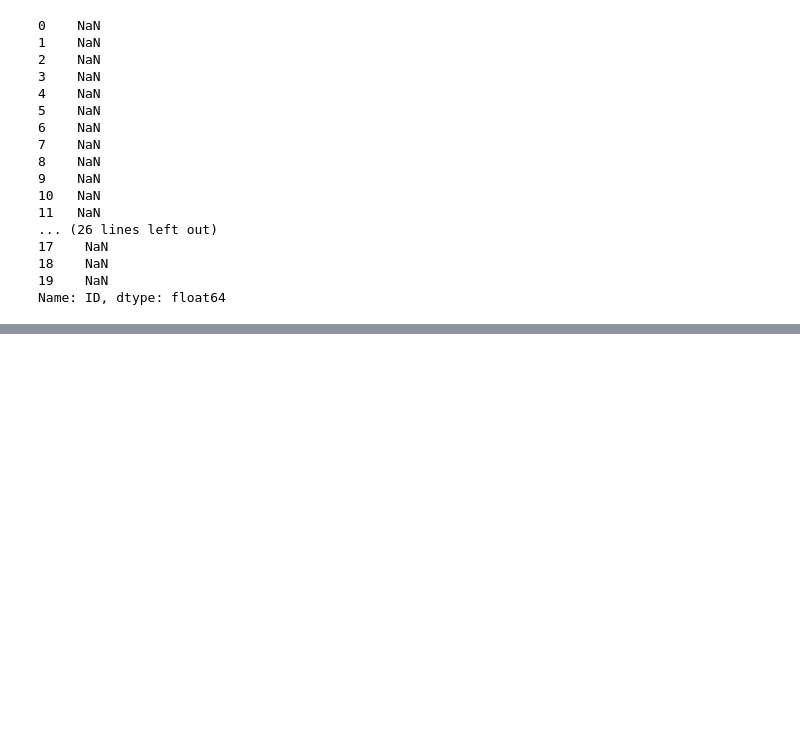
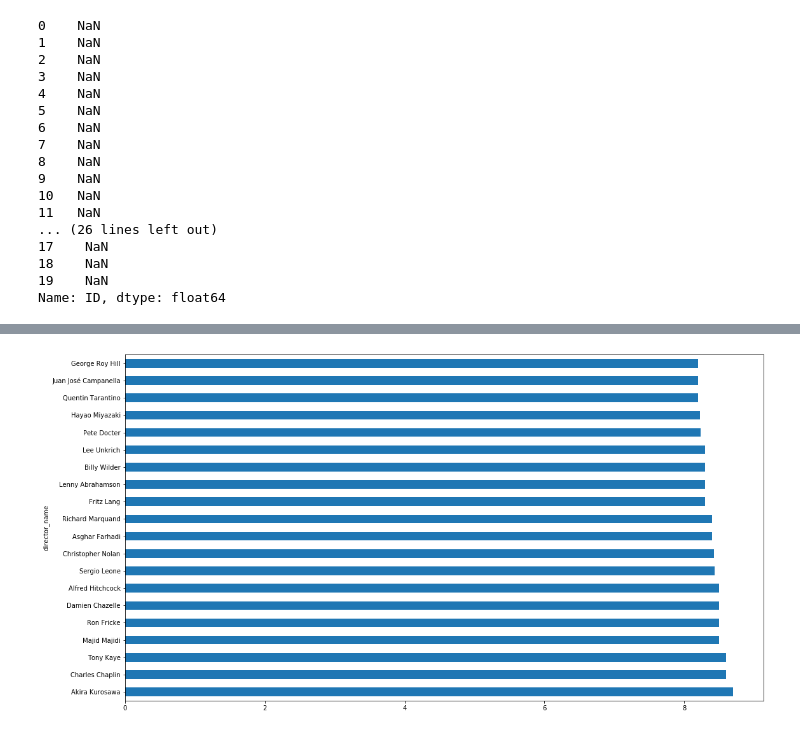
Before and after one commit to 6jk/MyPythonLearning, a Jupyter notebook: python爬虫/Pandas第二部分.ipynb, the cells around one changed output, grey strips where cells are left out. Cells and saved outputs as stored; diff of their text form; code cells hidden in the pictures; blank space fills up the shorter version.

```diff
--- a/python爬虫/Pandas第二部分.ipynb
+++ b/python爬虫/Pandas第二部分.ipynb
@@ -569,0 +666,10 @@ print(df)
+# %%
+director_mean = data.groupby('director_name')['imdb_score'].mean()
+top20_imdb_directors = director_mean.sort_values(ascending=False)[:20]
+plt.figure(figsize=(18.0, 10.0))
+# kind='barh' 水平条形图
+top20_imdb_directors.plot(kind='barh')
+# plt.savefig('./output/top20_imdb_directors.png')
+plt.show()
+# %% [output]
+[figure, added]
```
Also changed, not shown: parts of 12 cells of this notebook, 3 other files.
